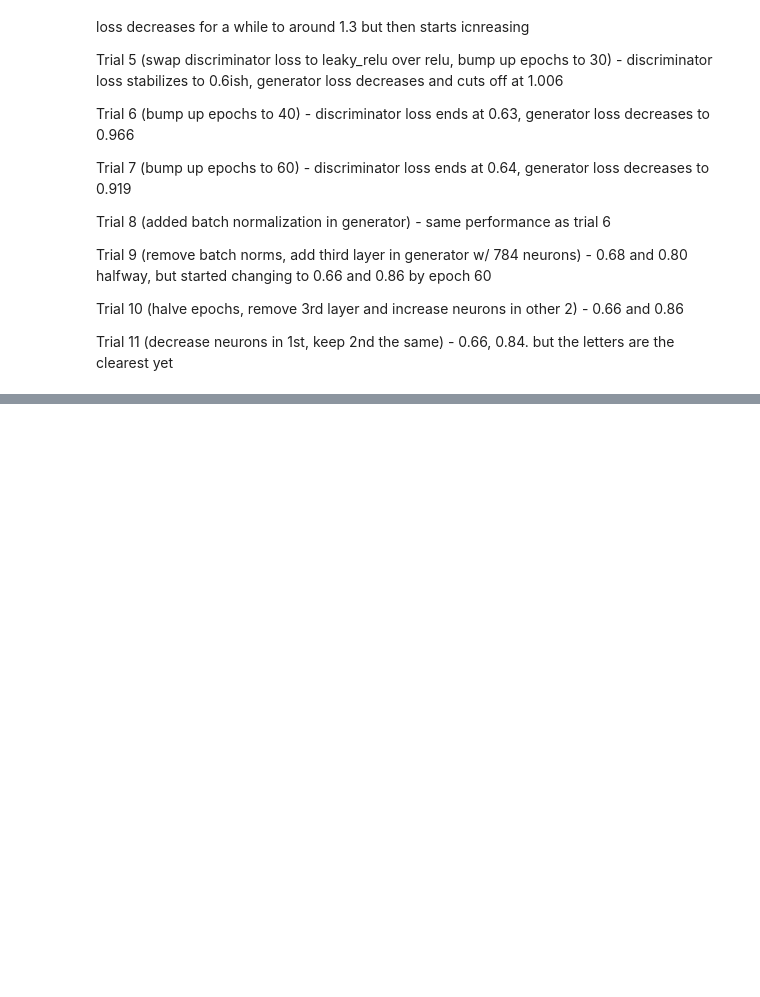
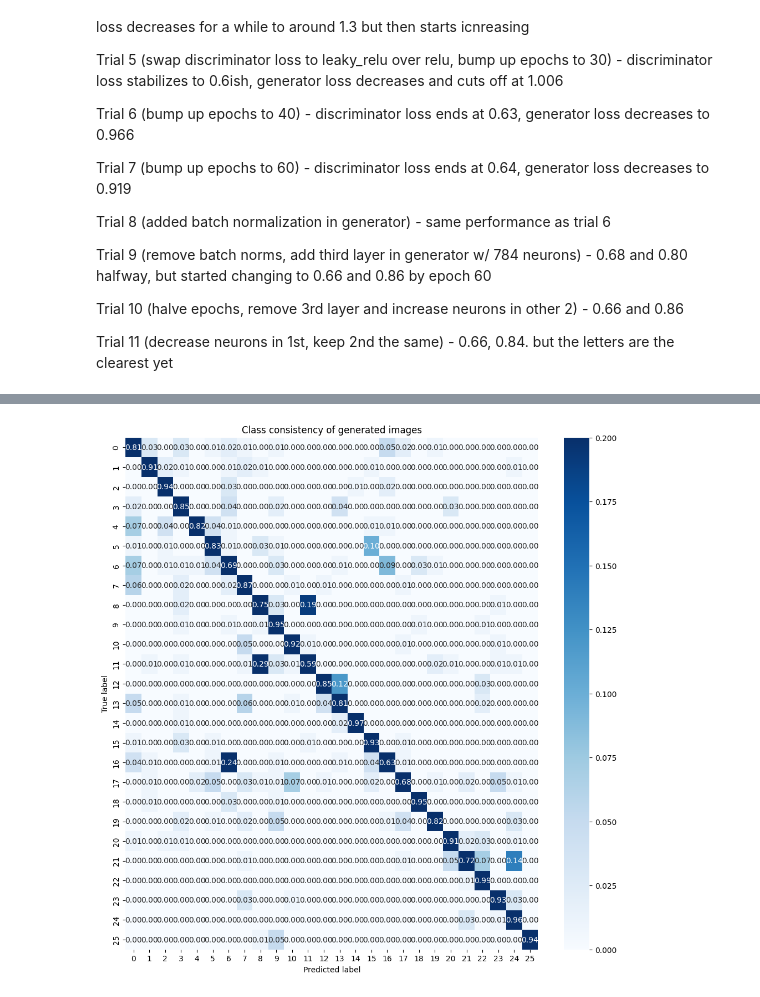
Before and after one commit to amrpom/mal_2, a Jupyter notebook: assignment_2/assignment.ipynb, the cells around one changed output, grey strips where cells are left out. Cells and saved outputs as stored; diff of their text form; code cells hidden in the pictures; blank space fills up the shorter version.

```diff
--- a/assignment_2/assignment.ipynb
+++ b/assignment_2/assignment.ipynb
@@ -355,0 +418,16 @@ plot_images("machine", generator, latent_dim, num_classes)
+# %%
+n_samples = 100  # per class
+latent_dim = 32
+
+generated_images = []
+true_labels = []
+
+for label in range(num_classes):
+    labels_onehot = np.tile(np.eye(num_classes)[label], (n_samples, 1))
+    random_latent_vectors = np.random.normal(size=(n_samples, latent_dim))
+    imgs = gan.generator.predict([random_latent_vectors, labels_onehot])
+    generated_images.append(imgs)
+    true_labels.extend([label]*n_samples)
+
+generated_images = np.concatenate(generated_images, axis=0)
+true_labels = np.array(true_labels)
@@ -355,0 +452,17 @@ plot_images("machine", generator, latent_dim, num_classes)
+# %%
+from sklearn.metrics import confusion_matrix
+import seaborn as sns
+
+pred_probs = classifier.predict(generated_images)
+pred_labels = np.argmax(pred_probs, axis=1)
+
+cm = confusion_matrix(true_labels, pred_labels, labels=np.arange(num_classes))
+cm_normalized = cm.astype('float') / cm.sum(axis=1)[:, np.newaxis]
+
+plt.figure(figsize=(12, 12))
+sns.heatmap(cm_normalized, annot=True, fmt=".2f", cmap="Blues", vmax=0.2)
+plt.xlabel("Predicted label")
+plt.ylabel("True label")
+plt.title("Class consistency of generated images")
+plt.show()
+# %% [output]
@@ -355,0 +470 @@ plot_images("machine", generator, latent_dim, num_classes)
+[figure, added]
```
Also changed, not shown: parts of 14 cells of this notebook.
